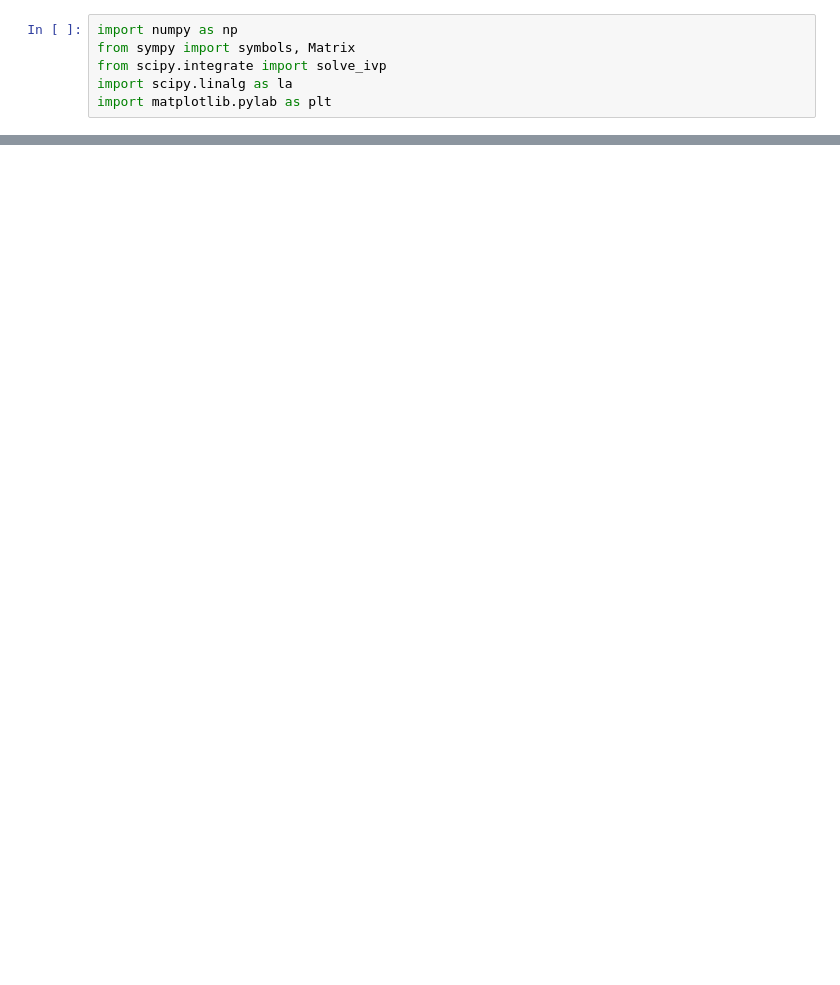
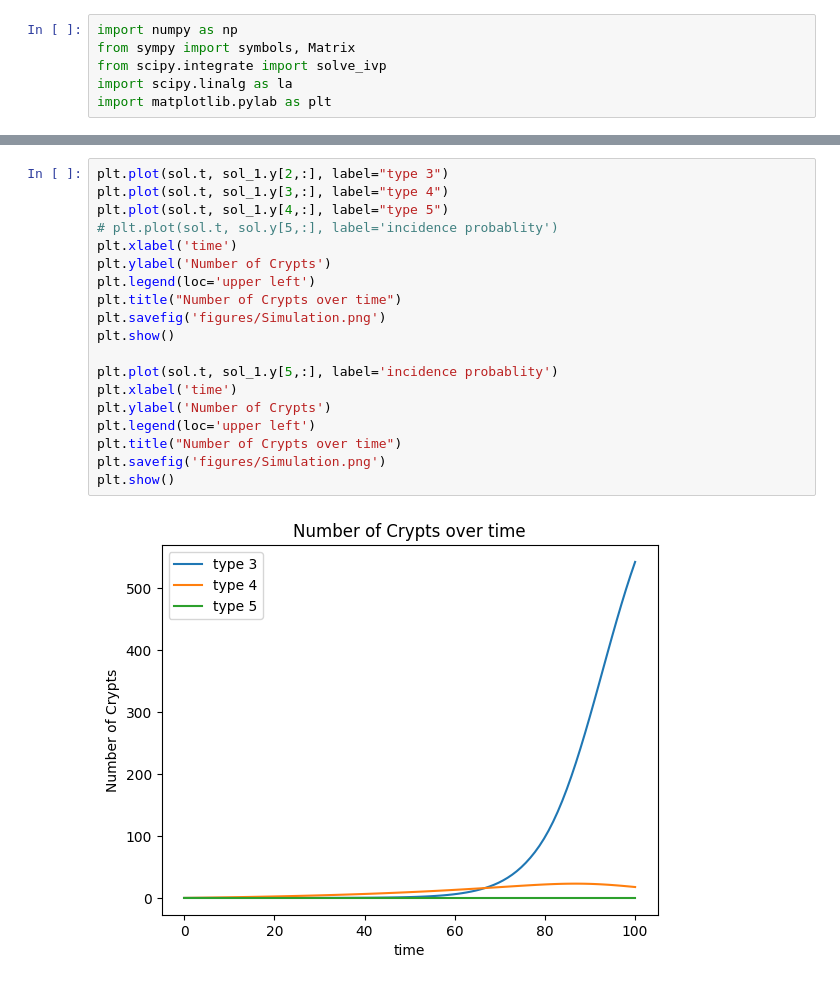
Before and after one commit to ivanygao/UW_AMATH422-522_AspirinColorectalCancer, a Jupyter notebook: sensitivity.ipynb, the cells around one changed output, grey strips where cells are left out. Saved outputs shown, nothing was run; the diff lists cells and outputs as text; blank space fills up the shorter version.

```diff
--- a/sensitivity.ipynb
+++ b/sensitivity.ipynb
@@ -195,0 +202,21 @@ Max SSE occure at Case 3, with value : 2.3972369409845553e-08
+# %%
+plt.plot(sol.t, sol_1.y[2,:], label="type 3")
+plt.plot(sol.t, sol_1.y[3,:], label="type 4")
+plt.plot(sol.t, sol_1.y[4,:], label="type 5")
+# plt.plot(sol.t, sol.y[5,:], label='incidence probablity')
+plt.xlabel('time')
+plt.ylabel('Number of Crypts')
+plt.legend(loc='upper left')
+plt.title("Number of Crypts over time")
+plt.savefig('figures/Simulation.png')
+plt.show()
+
+plt.plot(sol.t, sol_1.y[5,:], label='incidence probablity')
+plt.xlabel('time')
+plt.ylabel('Number of Crypts')
+plt.legend(loc='upper left')
+plt.title("Number of Crypts over time")
+plt.savefig('figures/Simulation.png')
+plt.show()
+# %% [output]
+[figure, added]
```
Also changed, not shown: parts of 5 cells of this notebook, 2 other files.
